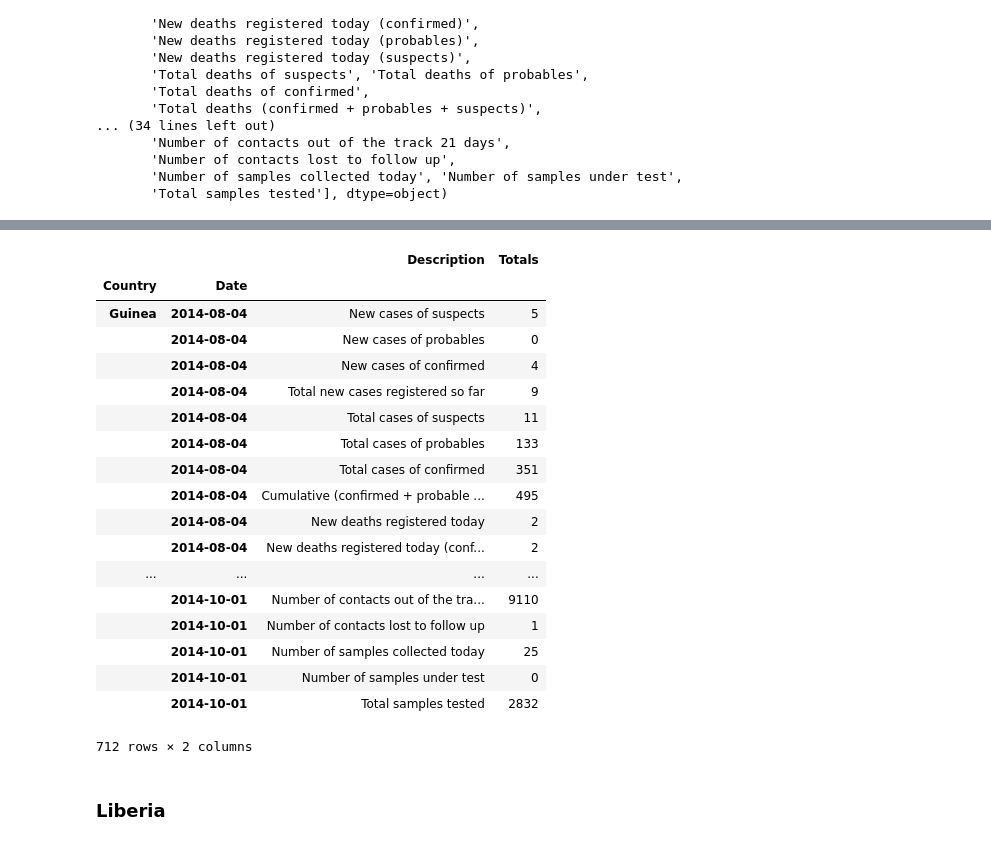
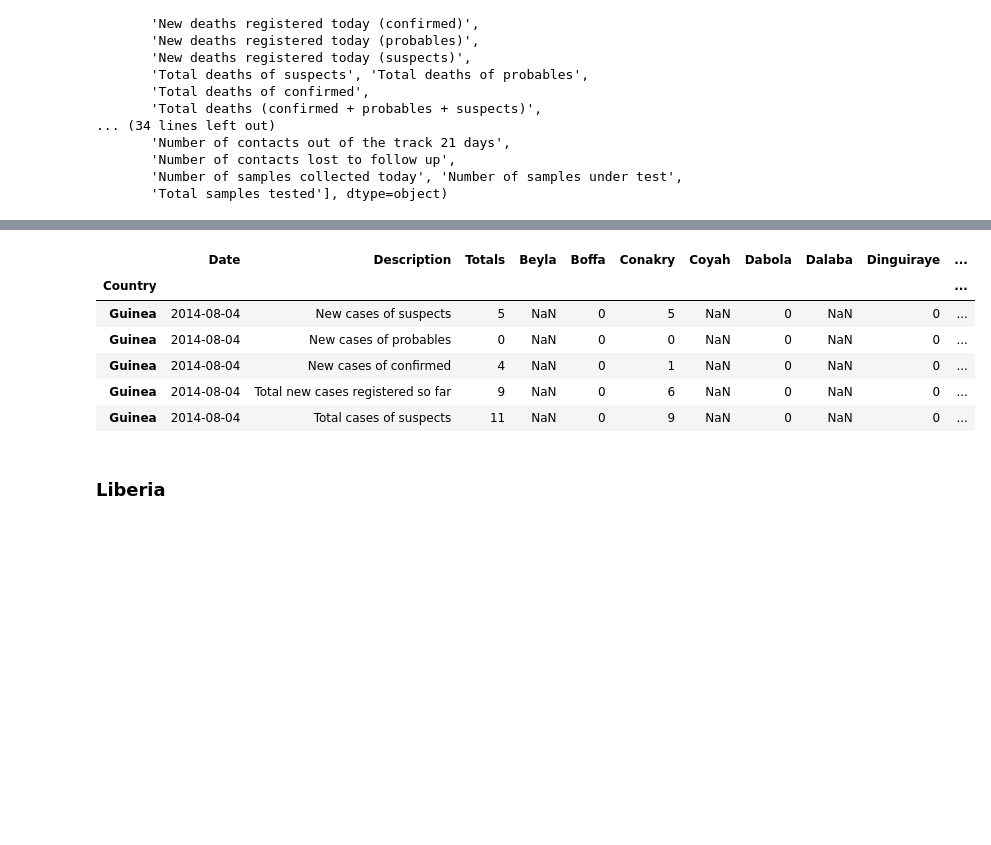
Before and after one commit to Roussaky/ada-EPFL, a Jupyter notebook: Homework1/task1-ongoing/task1.ipynb, the cells around one changed output, grey strips where cells are left out. Saved outputs shown, nothing was run; the diff lists cells and outputs as text; code cells hidden in the pictures; blank space fills up the shorter version.

```diff
--- a/Homework1/task1-ongoing/task1.ipynb
+++ b/Homework1/task1-ongoing/task1.ipynb
@@ -35,9 +37,6 @@ Index(['Beyla', 'Boffa', 'Conakry', 'Coyah', 'Dabola', 'Dalaba', 'Date',
        'Mzerekore', 'Nzerekore', 'Pita', 'Siguiri', 'Telimele', 'Totals',
        'Yomou'],
       dtype='object')
-# %%
-#We can verify exactitude of totals value by doing agg over city values, First we assume that totals is correct
-#To answer the question, we only need colomns : Date, Description, Totals. So we are Selecting those colomns.
-data_guinea = data_guinea[['Date','Description','Totals']]
-
-data_guinea.dropna(axis=0, how='any', inplace=True) #Drop rows where any of the elements are nan
+# %%
+data_guinea['Country']='Guinea'
+data_guinea = data_guinea.set_index(['Country'])
@@ -90,10 +115,3 @@ array(['New cases of suspects', 'New cases of probables',
        'Number of contacts lost to follow up',
        'Number of samples collected today', 'Number of samples under test',
        'Total samples tested'], dtype=object)
-# %%
-data_guinea['Country']='Guinea'
-data_guinea[data_guinea.duplicated()==True] # no duplicate row
-
-data_guinea.Date=pd.to_datetime(data_guinea.Date)
-
-data_guinea = data_guinea.set_index(['Country','Date'])
@@ -109,29 +128,16 @@ data_guinea.describe()
 # %%
-#cols = ['Description','Totals']  + [col for col in data_guinea if col not in ['Description','Totals']]
-#data_guinea = data_guinea[cols] # reordering colomns
-#data_guinea[data_guinea.Totals.str.contains('%')==True]
+cols = ['Date','Description','Totals']  + [col for col in data_guinea if col not in ['Date','Description','Totals']]
+data_guinea = data_guinea[cols] # reordering colomns
 # %%
-data_guinea
+data_guinea.head()
 # %% [output]
-|  |  | Description | Totals |
-| Country | Date |  |  |
-| Guinea | 2014-08-04 | New cases of suspects | 5 |
-|  | 2014-08-04 | New cases of probables | 0 |
-|  | 2014-08-04 | New cases of confirmed | 4 |
-|  | 2014-08-04 | Total new cases registered so far | 9 |
-|  | 2014-08-04 | Total cases of suspects | 11 |
-|  | 2014-08-04 | Total cases of probables | 133 |
-|  | 2014-08-04 | Total cases of confirmed | 351 |
-|  | 2014-08-04 | Cumulative (confirmed + probable ... | 495 |
-|  | 2014-08-04 | New deaths registered today | 2 |
-|  | 2014-08-04 | New deaths registered today (conf... | 2 |
-| ... | ... | ... | ... |
-|  | 2014-10-01 | Number of contacts out of the tra... | 9110 |
-|  | 2014-10-01 | Number of contacts lost to follow up | 1 |
-|  | 2014-10-01 | Number of samples collected today | 25 |
-|  | 2014-10-01 | Number of samples under test | 0 |
-|  | 2014-10-01 | Total samples tested | 2832 |
+|  | Date | Description | Totals | Beyla | Boffa | Conakry | Coyah | Dabola | Dalaba | Dinguiraye | ... |
+| Country |  |  |  |  |  |  |  |  |  |  | ... |
+| Guinea | 2014-08-04 | New cases of suspects | 5 | NaN | 0 | 5 | NaN | 0 | NaN | 0 | ... |
+| Guinea | 2014-08-04 | New cases of probables | 0 | NaN | 0 | 0 | NaN | 0 | NaN | 0 | ... |
+| Guinea | 2014-08-04 | New cases of confirmed | 4 | NaN | 0 | 1 | NaN | 0 | NaN | 0 | ... |
+| Guinea | 2014-08-04 | Total new cases registered so far | 9 | NaN | 0 | 6 | NaN | 0 | NaN | 0 | ... |
+| Guinea | 2014-08-04 | Total cases of suspects | 11 | NaN | 0 | 9 | NaN | 0 | NaN | 0 | ... |
-712 rows × 2 columns
 # %% [markdown]
 ### Liberia
 # %%
```
Also changed, not shown: parts of 31 cells of this notebook, 1 other file.
